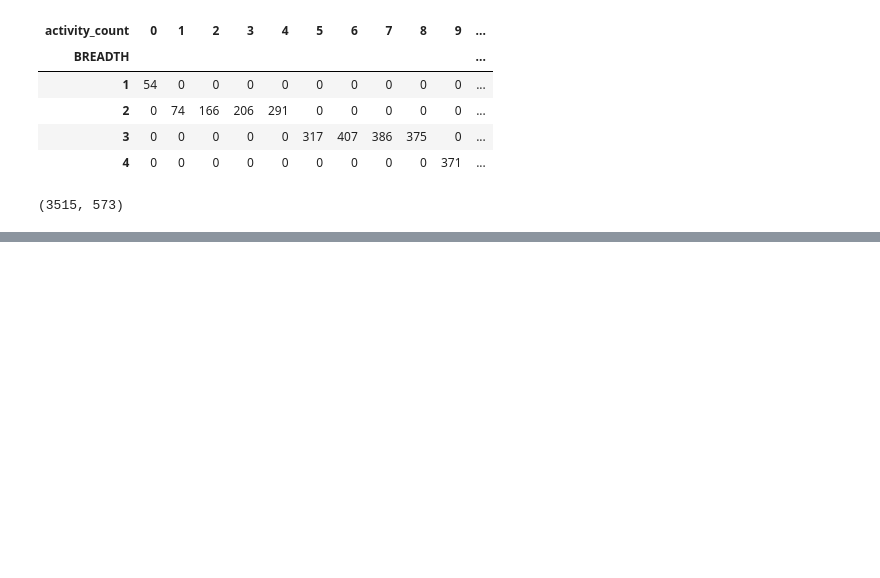
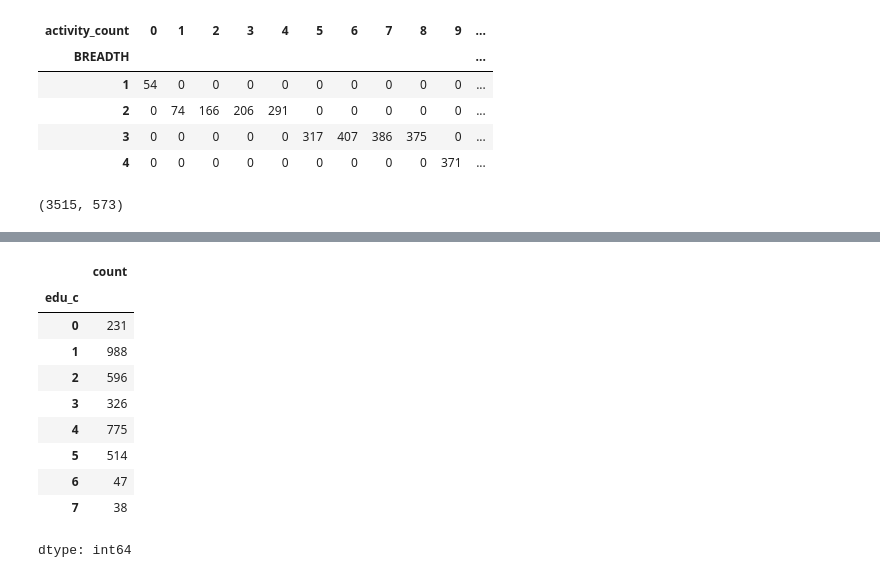
Before and after one commit to chohang-huang/ai-summary-engagement-uk, a Jupyter notebook: 02_cleaning.ipynb, the cells around one changed output, grey strips where cells are left out. Drawn from its saved outputs; the diff is of its cells as text; code cells hidden in the pictures; blank space fills up the shorter version.

```diff
--- a/02_cleaning.ipynb
+++ b/02_cleaning.ipynb
@@ -323,0 +403,17 @@ check.shape
+# %%
+sample['edu_c']=sample['E5'].map({1:0,2:0,3:1,4:1,5:1,6:2,7:2,8:3,9:3,10:4,11:4,12:5,13:6,14:7,15:7})
+#由于职业类和学术类比如GCSE3-4，初级职业资格5，在学历上都是对应英国同一个等级level 1-2 初中学历，6高中文凭和7高级职业文凭，都对应level 3
+#因此把相同学历编码都改为同一个
+sample['edu_c'].value_counts(dropna=False).sort_index()
+# %% [output]
+|  | count |
+| edu_c |  |
+| 0 | 231 |
+| 1 | 988 |
+| 2 | 596 |
+| 3 | 326 |
+| 4 | 775 |
+| 5 | 514 |
+| 6 | 47 |
+| 7 | 38 |
+dtype: int64
```
Also changed, not shown: parts of 33 cells of this notebook.
